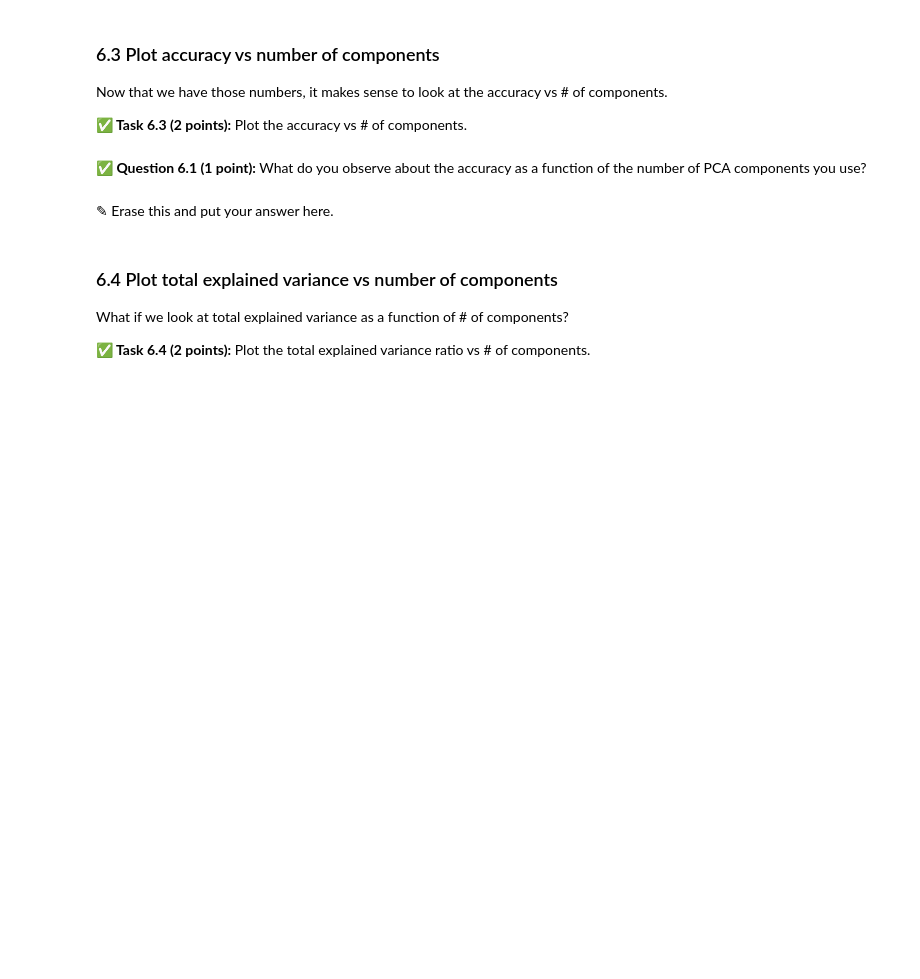
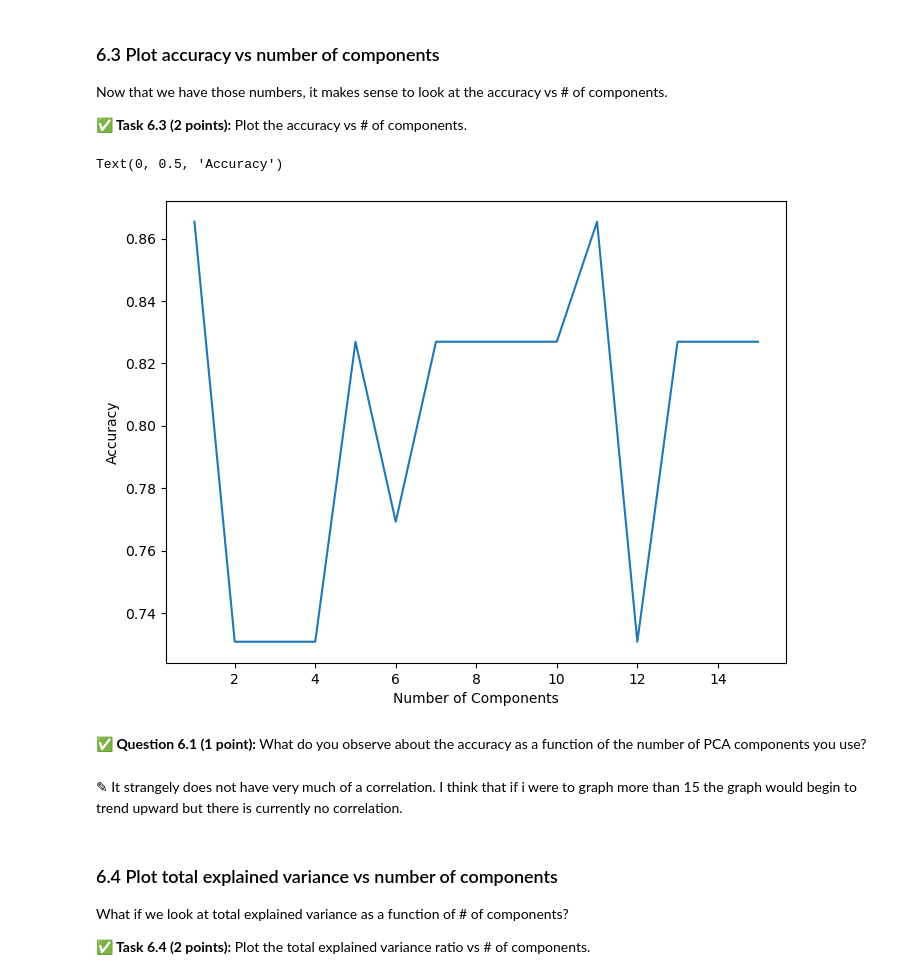
Before and after one commit to BraydenDillon/CMSE202-f23-turnin, a Jupyter notebook: hw-04/HW-04_PerceptronSVMandPCA-STUDENT.ipynb, the cells around one changed output. Cells and saved outputs as stored; diff of their text form; code cells hidden in the pictures; blank space fills up the shorter version.

```diff
--- a/hw-04/HW-04_PerceptronSVMandPCA-STUDENT.ipynb
+++ b/hw-04/HW-04_PerceptronSVMandPCA-STUDENT.ipynb
@@ -640,0 +693,2 @@ and it should **return** the accuracy score for an SVC model fit to pca transfor
+# %%
+PCAoptimizer(3, train_vectors, test_vectors, train_labels, test_labels)[0]
@@ -650,0 +705,7 @@ Now that you have created a function that returns the accuracy for a given numbe
+# %%
+# Put your code here
+acc_list = []
+total_list = []
+for i in range(1, 16):
+    acc_list.append(PCAoptimizer(n_components=i, train_vectors=train_vectors, test_vectors=test_vectors, train_labels=train_labels, test_labels=test_labels)[0])
+    total_list.append(PCAoptimizer(n_components=i, train_vectors=train_vectors, test_vectors=test_vectors, train_labels=train_labels, test_labels=test_labels)[1])
@@ -659,7 +740,16 @@ Now that we have those numbers, it makes sense to look at the accuracy vs # of c
+# %%
+# Put your code here
+fig, ax = plt.subplots(figsize = (8, 6))
+ax.plot(range(1, 16), acc_list)
+ax.set_xlabel('Number of Components')
+ax.set_ylabel('Accuracy')
+# %% [output]
+Text(0, 0.5, 'Accuracy')
+[figure, added]
 # %% [markdown]
 **&#9989; Question 6.1 (1 point):** What do you observe about the accuracy as a function of the number of PCA components you use?
-# %% [markdown]
-<font size=+3>&#9998;</font> Erase this and put your answer here.
+# %% [markdown]
+<font size=+3>&#9998;</font> It strangely does not have very much of a correlation. I think that if i were to graph more than 15 the graph would begin to trend upward but there is currently no correlation.
 # %% [markdown]
 ### 6.4 Plot total explained variance vs number of components
 
```
Also changed, not shown: parts of 16 cells of this notebook.
